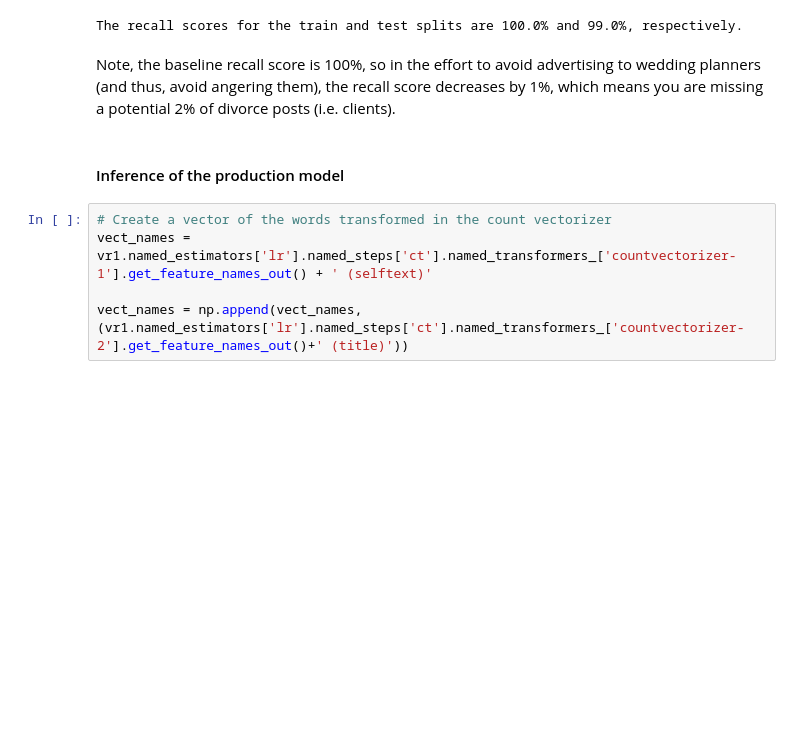
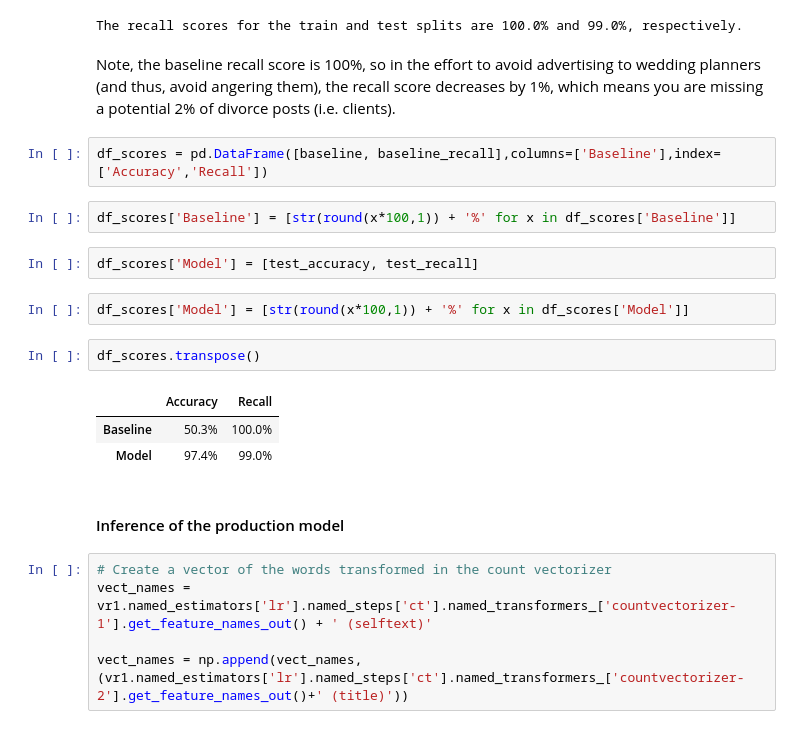
Before and after one commit to vmorenocosta/NLP-Classification-Reddit-API, a Jupyter notebook: code/03_Evaluation_Production_Model.ipynb, the cells around one changed output. Drawn from its saved outputs; the diff is of its cells as text; blank space fills up the shorter version.

```diff
--- a/code/03_Evaluation_Production_Model.ipynb
+++ b/code/03_Evaluation_Production_Model.ipynb
@@ -90,6 +90,20 @@ print(f'The recall scores for the train and test splits are {round(train_recall*
 The recall scores for the train and test splits are 100.0% and 99.0%, respectively.
 # %% [markdown]
 Note, the baseline recall score is 100%, so in the effort to avoid advertising to wedding planners (and thus, avoid angering them), the recall score decreases by 1%, which means you are missing a potential 2% of divorce posts (i.e. clients).
+# %%
+df_scores = pd.DataFrame([baseline, baseline_recall],columns=['Baseline'],index=['Accuracy','Recall'])
+# %%
+df_scores['Baseline'] = [str(round(x*100,1)) + '%' for x in df_scores['Baseline']]
+# %%
+df_scores['Model'] = [test_accuracy, test_recall]
+# %%
+df_scores['Model'] = [str(round(x*100,1)) + '%' for x in df_scores['Model']]
+# %%
+df_scores.transpose()
+# %% [output]
+|  | Accuracy | Recall |
+| Baseline | 50.3% | 100.0% |
+| Model | 97.4% | 99.0% |
 # %% [markdown]
 #### Inference of the production model
 # %%
```
Also changed, not shown: parts of 4 cells of this notebook, 5 other files.
